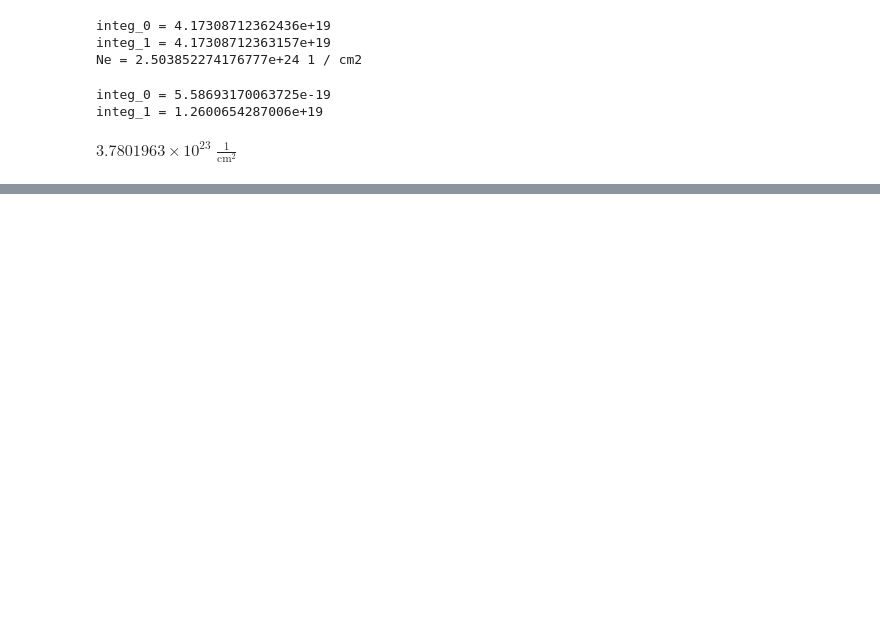
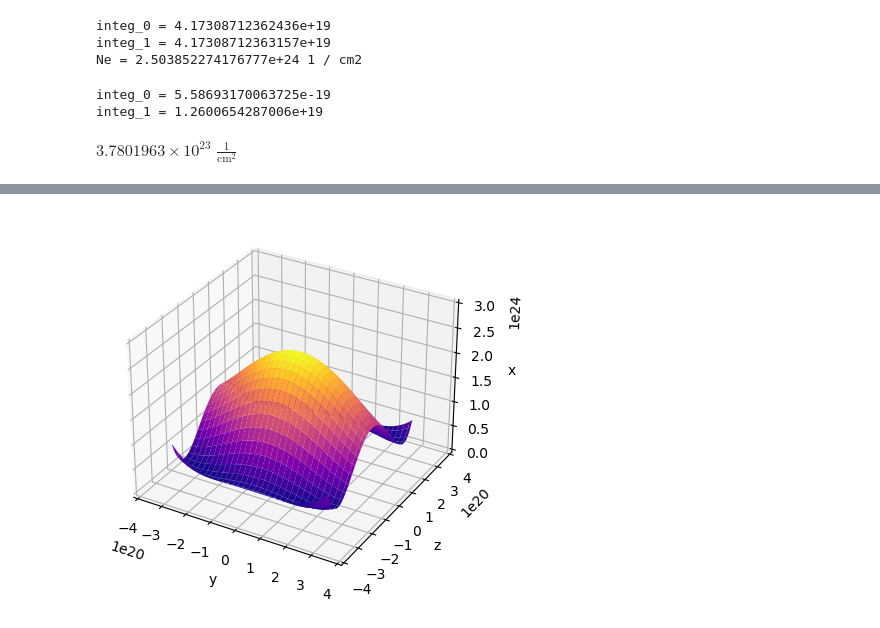
Before and after one commit to everettiantomi/lens-grav, a Jupyter notebook: numerical/rotated_edgewise_gaussian_profile.ipynb, the cells around one changed output, grey strips where cells are left out. Drawn from its saved outputs; the diff is of its cells as text; code cells hidden in the pictures; blank space fills up the shorter version.

```diff
--- a/numerical/rotated_edgewise_gaussian_profile.ipynb
+++ b/numerical/rotated_edgewise_gaussian_profile.ipynb
@@ -557,0 +228,7 @@ def pot(y,z):
+# %%
+def Ne_fit(X, a, cx, cy, dx, dxy, dy):
+    'In cm^{-2}'
+    'x,y in m'
+    x, y = X
+    return (a  + cx*x**2 + cy*y**2 +
+            dx*x**4 + dxy*x**2*y**2  + dy*y**4 )
@@ -557,0 +237,4 @@ def pot(y,z):
+# %%
+p0 = [2.4e24, -1.57e-17, -4.65e-17, 4e-59, 1.53e-58, 2.7e-58]
+# %%
+popt, pcov = curve_fit(Ne_fit, xdata, Z.ravel(),p0)
@@ -557,0 +253,17 @@ def pot(y,z):
+# %%
+fig = plt.figure()
+ax = fig.gca(projection='3d')
+ax.set_xlim3d(-4e20, 4e20)
+ax.set_ylim3d(-4e20, 4e20)
+ax.set_zlim3d(0, 3e24)
+Z1 = Ne_fit_plot(X,Y,popt[0], popt[1], popt[2], popt[3], popt[4], popt[5])
+ax.plot_surface(X, Y, Z1, cmap='plasma')
+ax.set_xlabel('y')
+ax.set_ylabel('z')
+ax.set_zlabel('x')
+ax.set_xlim3d(-4e20, 4e20)
+ax.set_ylim3d(-4e20, 4e20)
+ax.set_zlim3d(0, 3e24)
+plt.show()
+# %% [output]
+[figure, added]
```
Also changed, not shown: parts of 51 cells of this notebook.
